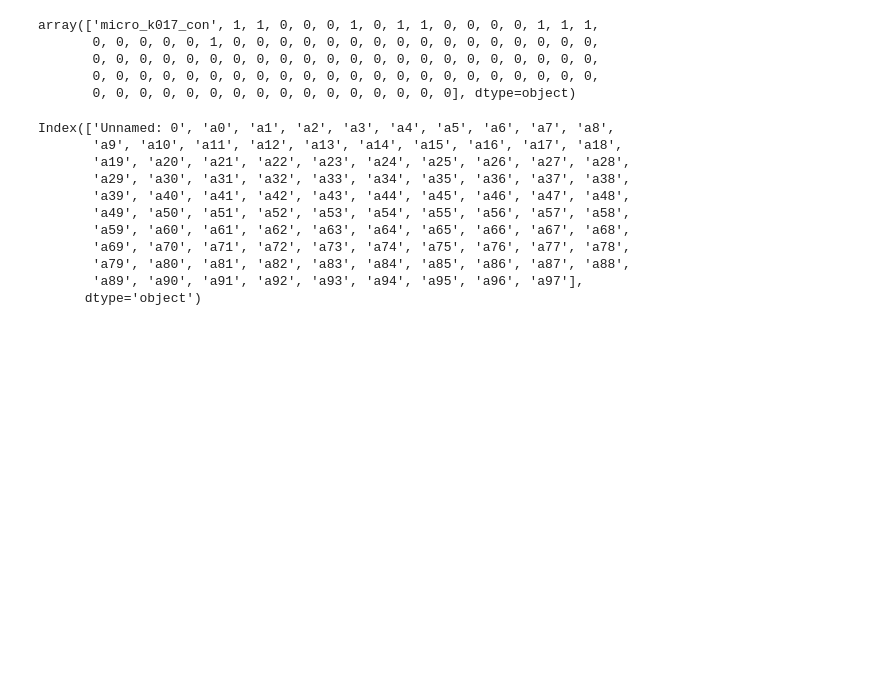
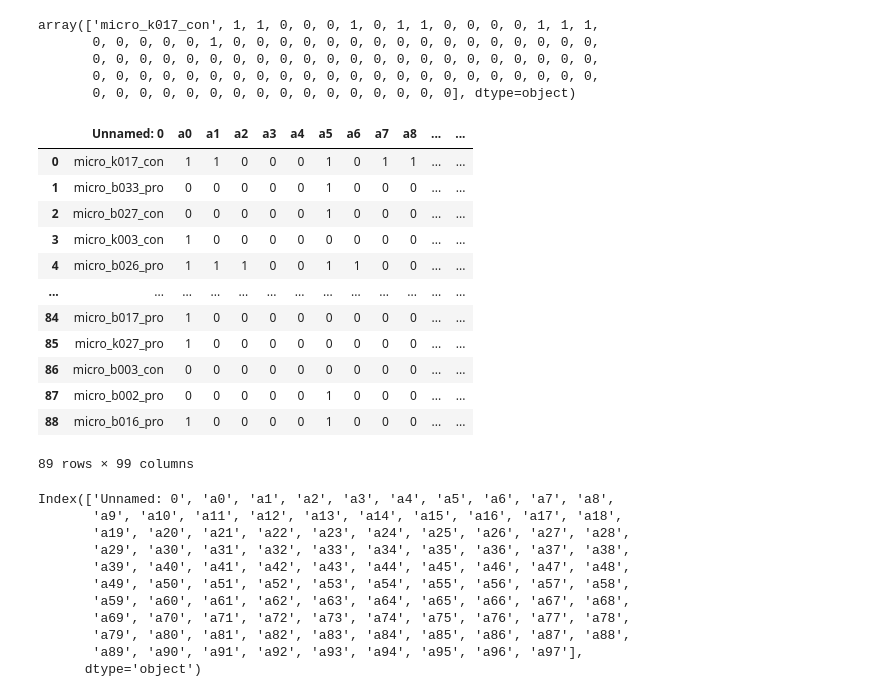
Before and after one commit to PiCindy/Data-mining-2, a Jupyter notebook: study.ipynb, the cells around one changed output. Drawn from its saved outputs; the diff is of its cells as text; code cells hidden in the pictures; blank space fills up the shorter version.

```diff
--- a/study.ipynb
+++ b/study.ipynb
@@ -74,6 +74,22 @@ array(['micro_k017_con', 1, 1, 0, 0, 0, 1, 0, 1, 1, 0, 0, 0, 0, 1, 1, 1,
        0, 0, 0, 0, 0, 0, 0, 0, 0, 0, 0, 0, 0, 0, 0, 0, 0, 0, 0, 0, 0, 0,
        0, 0, 0, 0, 0, 0, 0, 0, 0, 0, 0, 0, 0, 0, 0, 0, 0, 0, 0, 0, 0, 0,
        0, 0, 0, 0, 0, 0, 0, 0, 0, 0, 0, 0, 0, 0, 0, 0], dtype=object)
+# %%
+context_df
+# %% [output]
+|  | Unnamed: 0 | a0 | a1 | a2 | a3 | a4 | a5 | a6 | a7 | a8 | ... | ... |
+| 0 | micro_k017_con | 1 | 1 | 0 | 0 | 0 | 1 | 0 | 1 | 1 | ... | ... |
+| 1 | micro_b033_pro | 0 | 0 | 0 | 0 | 0 | 1 | 0 | 0 | 0 | ... | ... |
+| 2 | micro_b027_con | 0 | 0 | 0 | 0 | 0 | 1 | 0 | 0 | 0 | ... | ... |
+| 3 | micro_k003_con | 1 | 0 | 0 | 0 | 0 | 0 | 0 | 0 | 0 | ... | ... |
+| 4 | micro_b026_pro | 1 | 1 | 1 | 0 | 0 | 1 | 1 | 0 | 0 | ... | ... |
+| ... | ... | ... | ... | ... | ... | ... | ... | ... | ... | ... | ... | ... |
+| 84 | micro_b017_pro | 1 | 0 | 0 | 0 | 0 | 0 | 0 | 0 | 0 | ... | ... |
+| 85 | micro_k027_pro | 1 | 0 | 0 | 0 | 0 | 0 | 0 | 0 | 0 | ... | ... |
+| 86 | micro_b003_con | 0 | 0 | 0 | 0 | 0 | 0 | 0 | 0 | 0 | ... | ... |
+| 87 | micro_b002_pro | 0 | 0 | 0 | 0 | 0 | 1 | 0 | 0 | 0 | ... | ... |
+| 88 | micro_b016_pro | 1 | 0 | 0 | 0 | 0 | 1 | 0 | 0 | 0 | ... | ... |
+89 rows × 99 columns
 # %%
 context_df.columns
 # %% [output]
```
Also changed, not shown: parts of 18 cells of this notebook.
